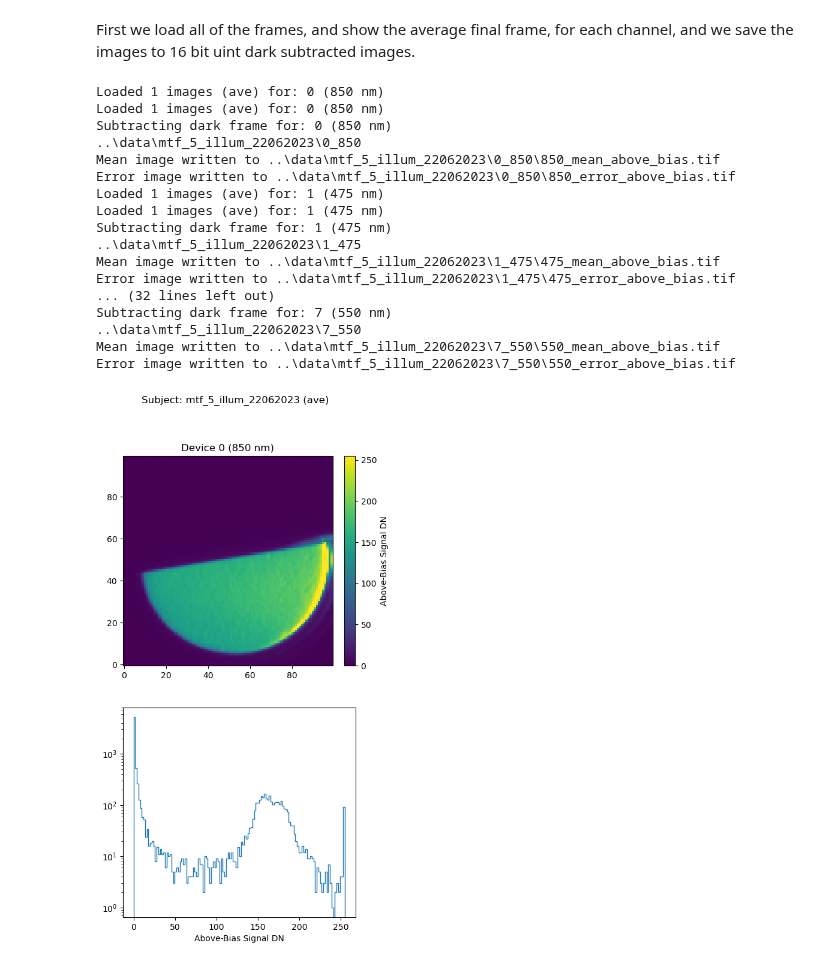
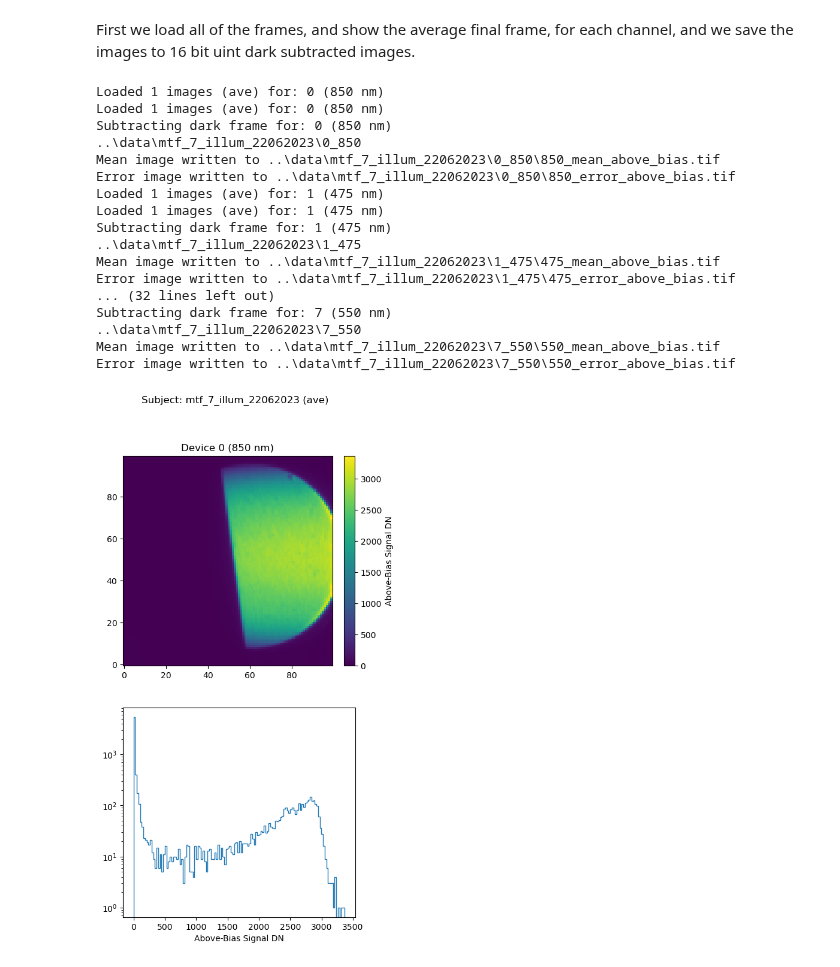
Before and after one commit to rbstabbins/orochi_simulator_control, a Jupyter notebook: notebooks/mtf_processing_22062023 copy.ipynb, the cells around one changed output. Saved outputs shown, nothing was run; the diff lists cells and outputs as text; code cells hidden in the pictures.

```diff
--- a/notebooks/mtf_processing_22062023 copy.ipynb
+++ b/notebooks/mtf_processing_22062023 copy.ipynb
@@ -23,40 +23,41 @@ import pandas as pd
 # %% [markdown]
 First we load all of the frames, and show the average final frame, for each channel, and we save the images to 16 bit uint dark subtracted images.
 # %%
-subject = 'mtf_5_illum_22062023'
+subject = 'mtf_7_illum_22062023'
 illums = sorted(list(Path('..', 'data', subject).glob('[!.]*')))
-dark_subject = 'mtf_5_dark_22062023'
+dark_subject = 'mtf_7_dark_26062023'
 darks = sorted(list(Path('..', 'data', dark_subject).glob('[!.]*')))
 for i, channel in enumerate(illums):
         # print(darks[i])
         positions = sorted(list(Path(channel).glob('[!.]*_ave_ave.tif')))
         dark = list(Path(darks[i]).glob('[!.]*_ave_ave.tif'))[0]
         img_1 = osp.LightImage(subject=subject, channel=channel.stem, img_type='ave')
         img_1.image_load()
         drk = osp.DarkImage(dark_subject, darks[i].stem, img_type='ave')
         drk.image_load()
         img_1.dark_subtract(drk)
-        img_1.img_ave = np.divide(np.clip(img_1.img_ave, a_min=0, a_max=4096), 16).astype(np.uint8)
+        # img_1.img_ave = np.divide(np.clip(img_1.img_ave, a_min=0, a_max=4096), 16).astype(np.uint8)
+        img_1.img_ave = np.clip(img_1.img_ave, a_min=0, a_max=4096).astype(np.uint16)
         img_1.image_display()
-        img_1.subject = 'mtf_5_above_bias_crop_22062023'
+        img_1.subject = 'mtf_7_above_bias_crop_26062023'
         img_1.img_type = 'above_bias'
         img_1.save_tiff()
 # %% [output]
 Loaded 1 images (ave) for: 0 (850 nm)
 Loaded 1 images (ave) for: 0 (850 nm)
 Subtracting dark frame for: 0 (850 nm)
-..\data\mtf_5_illum_22062023\0_850
-Mean image written to ..\data\mtf_5_illum_22062023\0_850\850_mean_above_bias.tif
-Error image written to ..\data\mtf_5_illum_22062023\0_850\850_error_above_bias.tif
+..\data\mtf_7_illum_22062023\0_850
+Mean image written to ..\data\mtf_7_illum_22062023\0_850\850_mean_above_bias.tif
+Error image written to ..\data\mtf_7_illum_22062023\0_850\850_error_above_bias.tif
 Loaded 1 images (ave) for: 1 (475 nm)
 Loaded 1 images (ave) for: 1 (475 nm)
 Subtracting dark frame for: 1 (475 nm)
-..\data\mtf_5_illum_22062023\1_475
-Mean image written to ..\data\mtf_5_illum_22062023\1_475\475_mean_above_bias.tif
-Error image written to ..\data\mtf_5_illum_22062023\1_475\475_error_above_bias.tif
+..\data\mtf_7_illum_22062023\1_475
+Mean image written to ..\data\mtf_7_illum_22062023\1_475\475_mean_above_bias.tif
+Error image written to ..\data\mtf_7_illum_22062023\1_475\475_error_above_bias.tif
 ... (32 lines left out)
 Subtracting dark frame for: 7 (550 nm)
-..\data\mtf_5_illum_22062023\7_550
-Mean image written to ..\data\mtf_5_illum_22062023\7_550\550_mean_above_bias.tif
-Error image written to ..\data\mtf_5_illum_22062023\7_550\550_error_above_bias.tif
+..\data\mtf_7_illum_22062023\7_550
+Mean image written to ..\data\mtf_7_illum_22062023\7_550\550_mean_above_bias.tif
+Error image written to ..\data\mtf_7_illum_22062023\7_550\550_error_above_bias.tif
-[figure, old version]
+[figure, new version]
```
Also changed, not shown: parts of 1 cell of this notebook, 1 other file.
